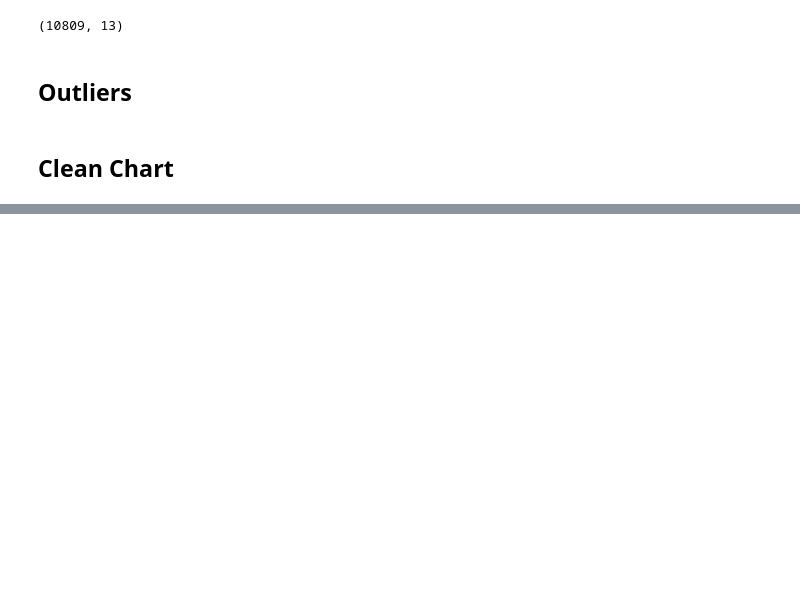
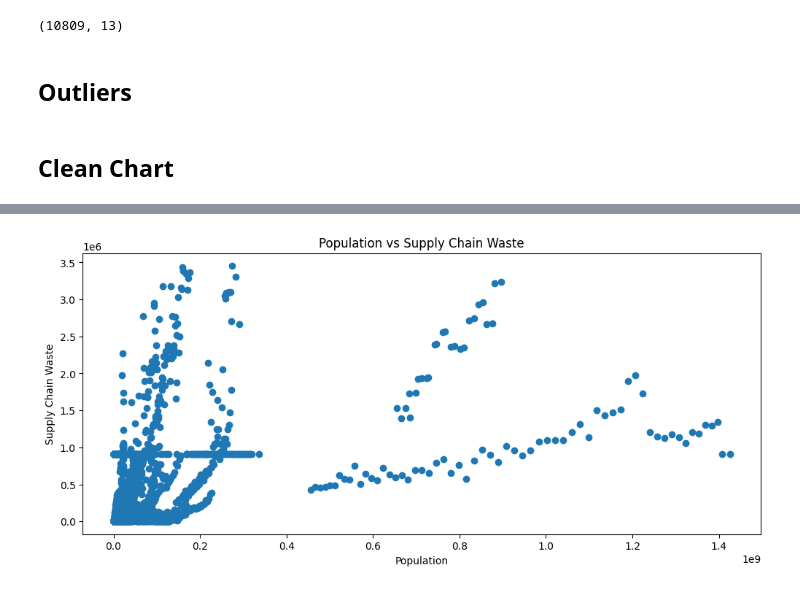
Before and after one commit to OrbitGNX/2-Food-Supply-Chain-Waste---Data-Analytics, a Jupyter notebook: food-supply-chain-waste-da.ipynb, the cells around one changed output, grey strips where cells are left out. Drawn from its saved outputs; the diff is of its cells as text; code cells hidden in the pictures; blank space fills up the shorter version.

```diff
--- a/food-supply-chain-waste-da.ipynb
+++ b/food-supply-chain-waste-da.ipynb
@@ -454,0 +463,10 @@ df = df[~outliers]
+# %%
+# Population
+plt.figure(figsize=(12,5))
+plt.scatter(df['Population'],df['Supply_Chain_Waste'])
+plt.title("Population vs Supply Chain Waste")
+plt.xlabel("Population")
+plt.ylabel("Supply Chain Waste")
+plt.show()
+# %% [output]
+[figure, added]
```
Also changed, not shown: parts of 11 cells of this notebook.
